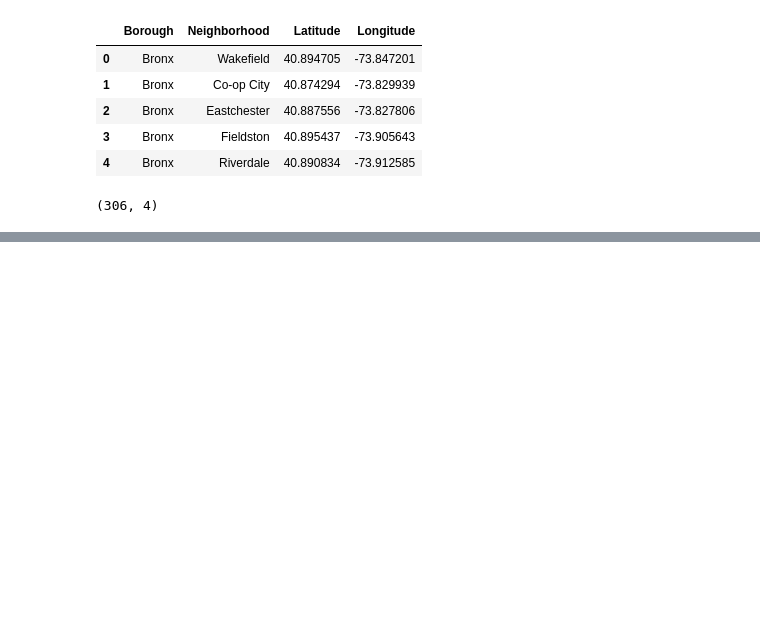
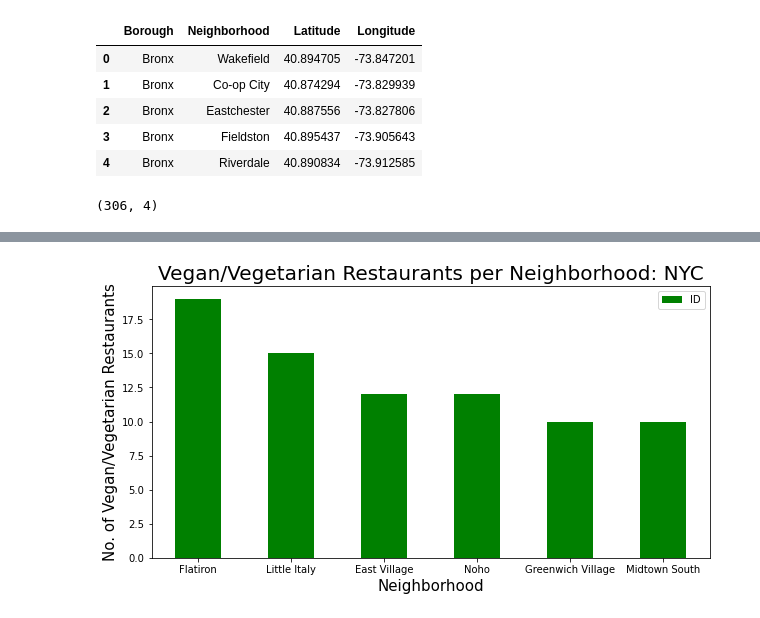
Before and after one commit to storwood/Coursera_Capstone, a Jupyter notebook: Capstone_Project_The_Battle_of_Neighborhoods.ipynb, the cells around one changed output, grey strips where cells are left out. Saved outputs shown, nothing was run; the diff lists cells and outputs as text; code cells hidden in the pictures; blank space fills up the shorter version.

```diff
--- a/Capstone_Project_The_Battle_of_Neighborhoods.ipynb
+++ b/Capstone_Project_The_Battle_of_Neighborhoods.ipynb
@@ -434,0 +202,11 @@ ny_map.add_child(rating)
+# %%
+NOofNeigh = 6 # top number for graphing all the same past 6
+vege_rest_ny.groupby('Neighborhood')['ID'].count().nlargest(NOofNeigh).plot.bar(figsize=(10,5), color=clr)
+plt.title('Vegan/Vegetarian Restaurants per Neighborhood: NYC', fontsize = 20)
+plt.xlabel('Neighborhood', fontsize = 15)
+plt.ylabel('No. of Vegan/Vegetarian Restaurants', fontsize=15)
+plt.xticks(rotation = 'horizontal')
+plt.legend()
+plt.show()
+# %% [output]
+[figure, added]
```
Also changed, not shown: parts of 45 cells of this notebook.
